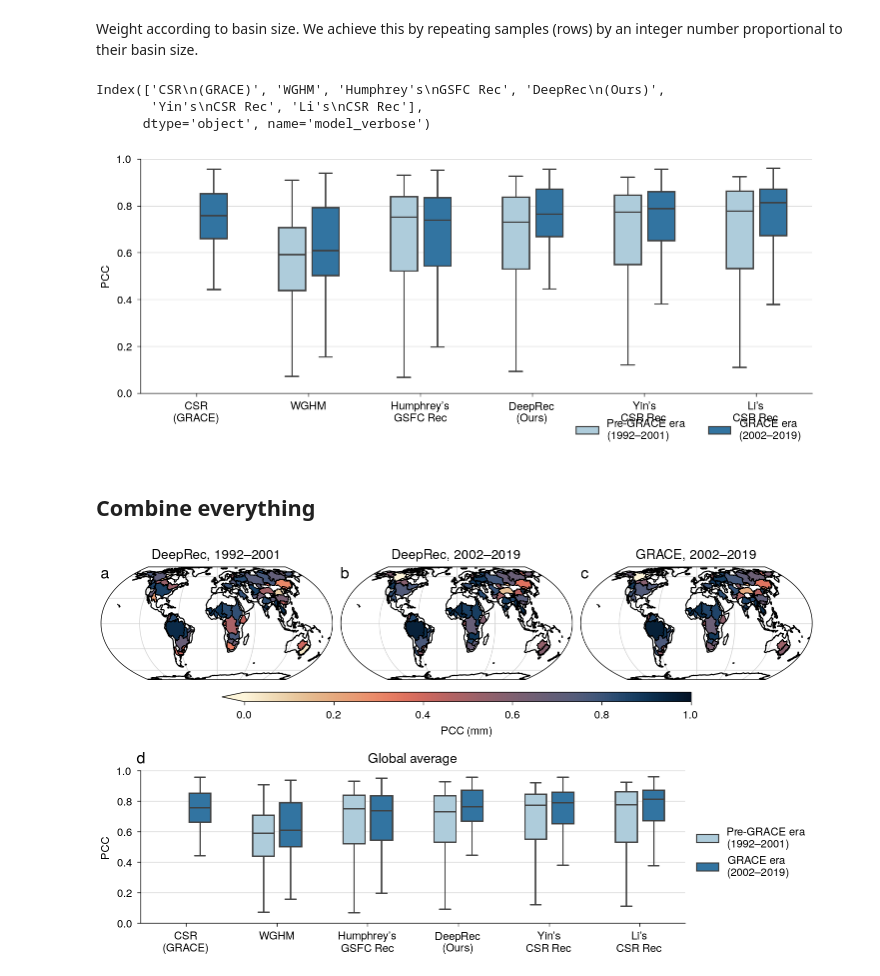
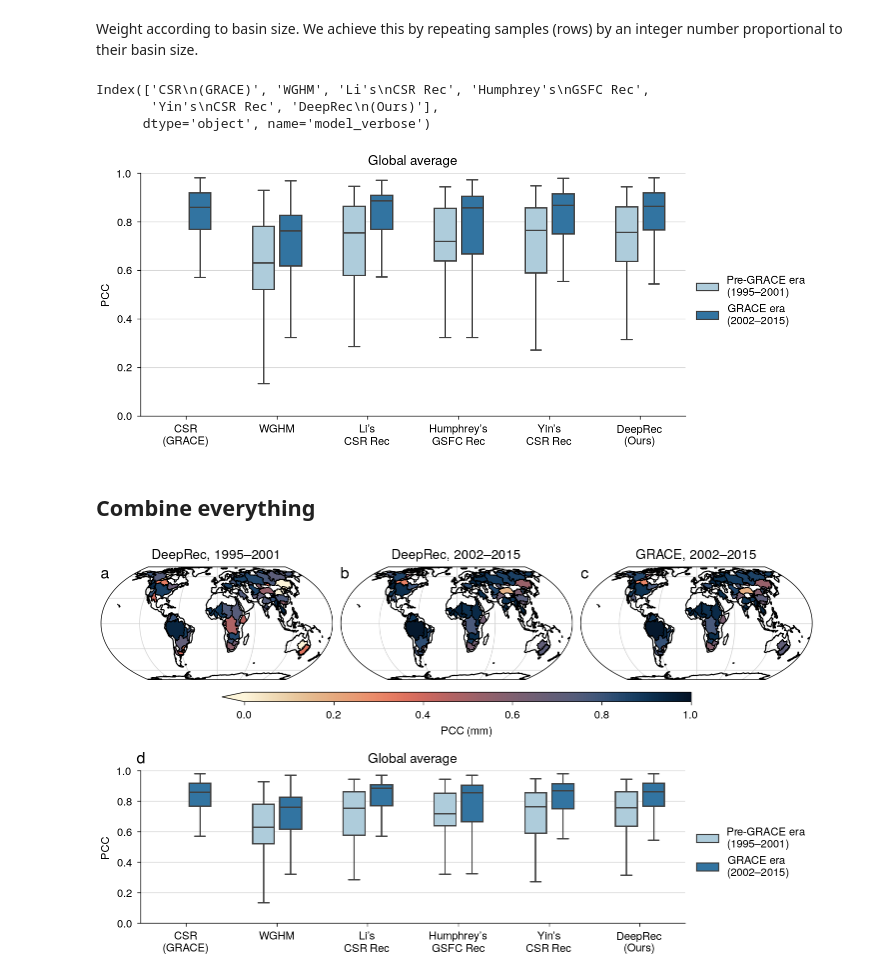
Before and after one commit to lqgentner/deeprec, a Jupyter notebook: notebooks/21-paper-plots/slr-comparison.ipynb, the cells around one changed output. Drawn from its saved outputs; the diff is of its cells as text; code cells hidden in the pictures.

```diff
--- a/notebooks/21-paper-plots/slr-comparison.ipynb
+++ b/notebooks/21-paper-plots/slr-comparison.ipynb
@@ -38,13 +39,19 @@ our_store = (
 targets_store = ROOT_DIR / "data/processed/targets.zarr"
 inputs_store = ROOT_DIR / "data/processed/inputs.zarr"
 recs_store = ROOT_DIR / "data/processed/reconstructions.zarr"
-slr_store = ROOT_DIR / "data/processed/igg-slr-hybrid.zarr"
+slr_store = ROOT_DIR / "data/processed/igg-slr-hybrid-2.zarr"
 
 tgts = xr.open_zarr(targets_store)
 inps = xr.open_zarr(inputs_store)
 slr = xr.open_zarr(slr_store)
 recs = xr.open_zarr(recs_store)
 our = xr.open_zarr(our_store).twsa.rename("twsa_our")
+# %%
+# Resample SLR data set from 1° to 0.5°
+step = 0.5
+lat_05 = np.arange(89.75, -89.75 - step, -step)
+lon_05 = np.arange(-179.75, 179.75 + step, step)
+slr = slr.interp(lat=lat_05, lon=lon_05, method="nearest")
 # %%
 # Merge all data sets
 ds_all = xr.merge([tgts, inps, slr, recs, our])
@@ -72,7 +79,8 @@ eval_names = vars_verbose.keys()
 # %%
 grace_name = "twsa_csr"
 our_name = "twsa_our"
-slr_name = "twsa_slr_gauss"
+# slr_name = "twsa_slr_gauss"
+slr_name = "twsa_slr_2024"
 # %% [markdown]
 Remove time steps not available in the evaluation product:
 # %%
@@ -234,8 +244,8 @@ my_order = (
 )
 my_order
 # %% [output]
-Index(['CSR\n(GRACE)', 'WGHM', 'Humphrey's\nGSFC Rec', 'DeepRec\n(Ours)',
-       'Yin's\nCSR Rec', 'Li's\nCSR Rec'],
+Index(['CSR\n(GRACE)', 'WGHM', 'Li's\nCSR Rec', 'Humphrey's\nGSFC Rec',
+       'Yin's\nCSR Rec', 'DeepRec\n(Ours)'],
       dtype='object', name='model_verbose')
 # %%
 # For creating self-explaining text on figure legends
@@ -247,28 +257,30 @@ legend_renamer = {
 # %%
 fig, ax = plt.subplots(figsize=(7.2, 3))
 sns.boxplot(
     df_pcc_weighted,
     y="pcc",
     x="model_verbose",
     hue="era",
     width=0.6,
     gap=0.2,
     ax=ax,
     order=my_order,
     showfliers=False,
     palette="Paired",
 )
-ax.set(ylabel="PCC", xlabel=None, ylim=(0, 1))
+ax.set(ylabel="PCC", xlabel=None, ylim=(0, 1), title="Global average")
 ax.yaxis.grid()
-ax.legend(title=None, ncols=2, loc="lower right", bbox_to_anchor=(1, -0.25))
+# Move legend outside of plot
+ax.legend().remove()
+legend = fig.legend(loc="outside right")
 # Replace legend texts
-for text in ax.legend_.texts:
+for text in legend.texts:
     t = text.get_text()
     if t in legend_renamer:
         t = legend_renamer[t]
     text.set_text(t)
 # %% [output]
-[figure, old version]
+[figure, new version]
 # %% [markdown]
 ## Combine everything
 # %%
@@ -351,4 +363,4 @@ ax_box.text(
 
 fig.savefig(FIGURE_DIR / "slr_pcc.pdf", backend="pgf")
 # %% [output]
-[figure, old version]
+[figure, new version]
```
Also changed, not shown: parts of 4 cells of this notebook, 2 other files.
